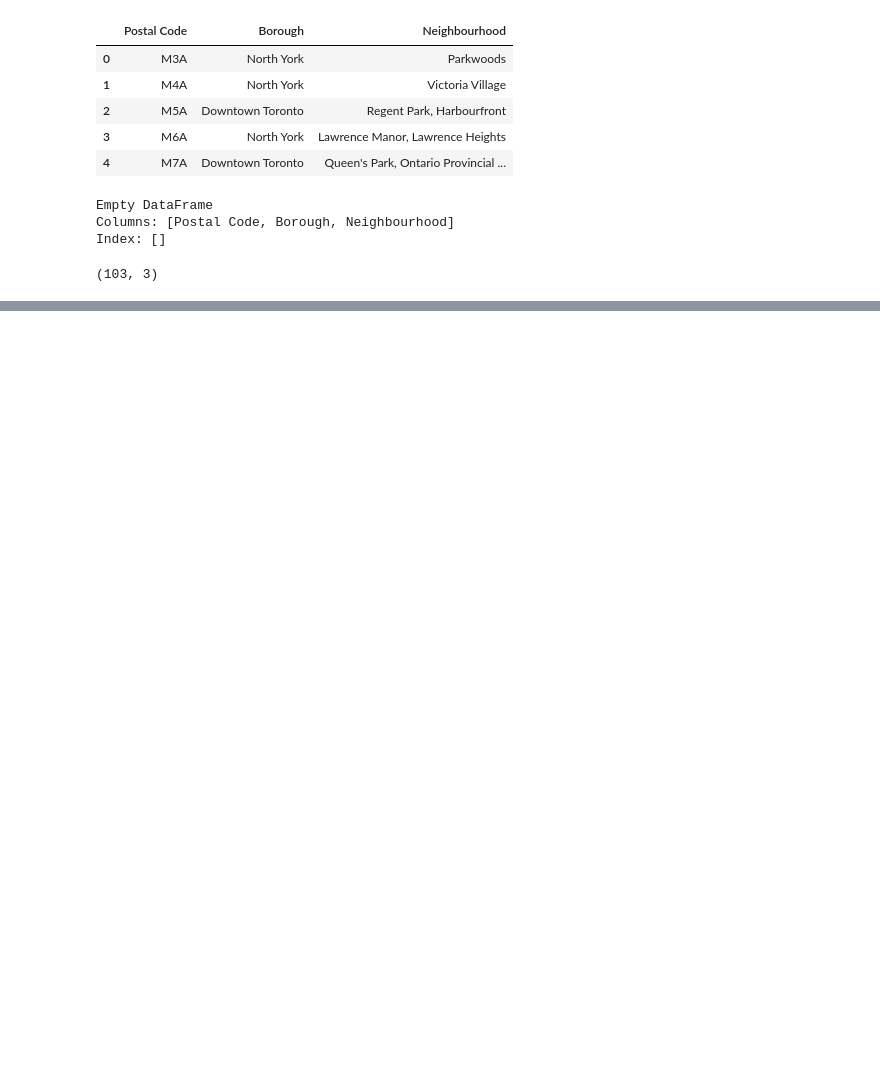
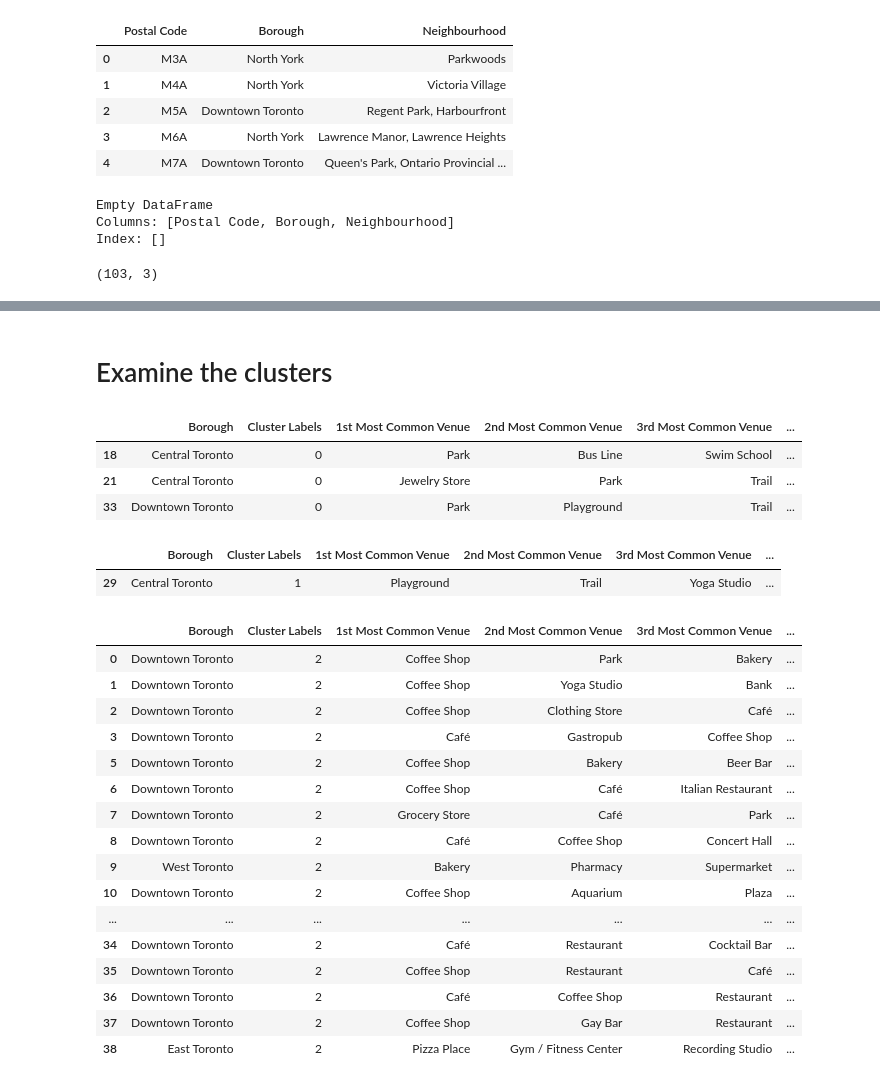
Before and after one commit to dorlavy1/Coursera_Capstone, a Jupyter notebook: Coursera_capstone.ipynb, the cells around one changed output, grey strips where cells are left out. Saved outputs shown, nothing was run; the diff lists cells and outputs as text; code cells hidden in the pictures; blank space fills up the shorter version.

Commit message:
Published from Watson Studio.

```diff
--- a/Coursera_capstone.ipynb
+++ b/Coursera_capstone.ipynb
@@ -61,0 +400,14 @@ Index: []
+# %%
+# Let's print each neighborhood along with the top 5 most common venues
+
+num_top_venues = 5
+
+for hood in toronto_grouped['Neighbourhood']:
+    print("----"+hood+"----")
+    temp = toronto_grouped[toronto_grouped['Neighbourhood'] == hood].T.reset_index()
+    temp.columns = ['venue','freq']
+    temp = temp.iloc[1:]
+    temp['freq'] = temp['freq'].astype(float)
+    temp = temp.round({'freq': 2})
+    print(temp.sort_values('freq', ascending=False).reset_index(drop=True).head(num_top_venues))
+    print('\n')
@@ -61,0 +432,7 @@ Index: []
+# %%
+# A function to sort the venues in descending order.
+def return_most_common_venues(row, num_top_venues):
+    row_categories = row.iloc[1:]
+    row_categories_sorted = row_categories.sort_values(ascending=False)
+
+    return row_categories_sorted.index.values[0:num_top_venues]
@@ -61,0 +472,11 @@ Index: []
+# %%
+# set number of clusters
+kclusters = 5
+
+toronto_grouped_clustering = toronto_grouped.drop('Neighbourhood', 1)
+
+# run k-means clustering
+kmeans = KMeans(n_clusters=kclusters, random_state=0).fit(toronto_grouped_clustering)
+
+# check cluster labels generated for each row in the dataframe
+kmeans.labels_[0:10]
@@ -61,0 +485,11 @@ Index: []
+# %%
+#Let's create a new dataframe that includes the cluster as well as the top 10 venues for each neighborhood.
+# add clustering labels
+neighbourhoods_venues_sorted.insert(0, 'Cluster Labels', kmeans.labels_)
+
+toronto_merged = toronto_data
+
+# merge manhattan_grouped with manhattan_data to add latitude/longitude for each neighborhood
+toronto_merged = toronto_merged.join(neighbourhoods_venues_sorted.set_index('Neighbourhood'), on='Neighbourhood')
+
+toronto_merged.head() # check the last columns!
@@ -61,0 +531,34 @@ Index: []
+# %% [markdown]
+# Examine the clusters
+# %%
+toronto_merged.loc[toronto_merged['Cluster Labels'] == 0, toronto_merged.columns[[1] + list(range(5, toronto_merged.shape[1]))]]
+# %% [output]
+|  | Borough | Cluster Labels | 1st Most Common Venue | 2nd Most Common Venue | 3rd Most Common Venue | ... |
+| 18 | Central Toronto | 0 | Park | Bus Line | Swim School | ... |
+| 21 | Central Toronto | 0 | Jewelry Store | Park | Trail | ... |
+| 33 | Downtown Toronto | 0 | Park | Playground | Trail | ... |
+# %%
+toronto_merged.loc[toronto_merged['Cluster Labels'] == 1, toronto_merged.columns[[1] + list(range(5, toronto_merged.shape[1]))]]
+# %% [output]
+|  | Borough | Cluster Labels | 1st Most Common Venue | 2nd Most Common Venue | 3rd Most Common Venue | ... |
+| 29 | Central Toronto | 1 | Playground | Trail | Yoga Studio | ... |
+# %%
+toronto_merged.loc[toronto_merged['Cluster Labels'] == 2, toronto_merged.columns[[1] + list(range(5, toronto_merged.shape[1]))]]
+# %% [output]
+|  | Borough | Cluster Labels | 1st Most Common Venue | 2nd Most Common Venue | 3rd Most Common Venue | ... |
+| 0 | Downtown Toronto | 2 | Coffee Shop | Park | Bakery | ... |
+| 1 | Downtown Toronto | 2 | Coffee Shop | Yoga Studio | Bank | ... |
+| 2 | Downtown Toronto | 2 | Coffee Shop | Clothing Store | Café | ... |
+| 3 | Downtown Toronto | 2 | Café | Gastropub | Coffee Shop | ... |
+| 5 | Downtown Toronto | 2 | Coffee Shop | Bakery | Beer Bar | ... |
+| 6 | Downtown Toronto | 2 | Coffee Shop | Café | Italian Restaurant | ... |
+| 7 | Downtown Toronto | 2 | Grocery Store | Café | Park | ... |
+| 8 | Downtown Toronto | 2 | Café | Coffee Shop | Concert Hall | ... |
+| 9 | West Toronto | 2 | Bakery | Pharmacy | Supermarket | ... |
+| 10 | Downtown Toronto | 2 | Coffee Shop | Aquarium | Plaza | ... |
+| ... | ... | ... | ... | ... | ... | ... |
+| 34 | Downtown Toronto | 2 | Café | Restaurant | Cocktail Bar | ... |
+| 35 | Downtown Toronto | 2 | Coffee Shop | Restaurant | Café | ... |
+| 36 | Downtown Toronto | 2 | Café | Coffee Shop | Restaurant | ... |
+| 37 | Downtown Toronto | 2 | Coffee Shop | Gay Bar | Restaurant | ... |
+| 38 | East Toronto | 2 | Pizza Place | Gym / Fitness Center | Recording Studio | ... |
```
Also changed, not shown: parts of 30 cells of this notebook.
